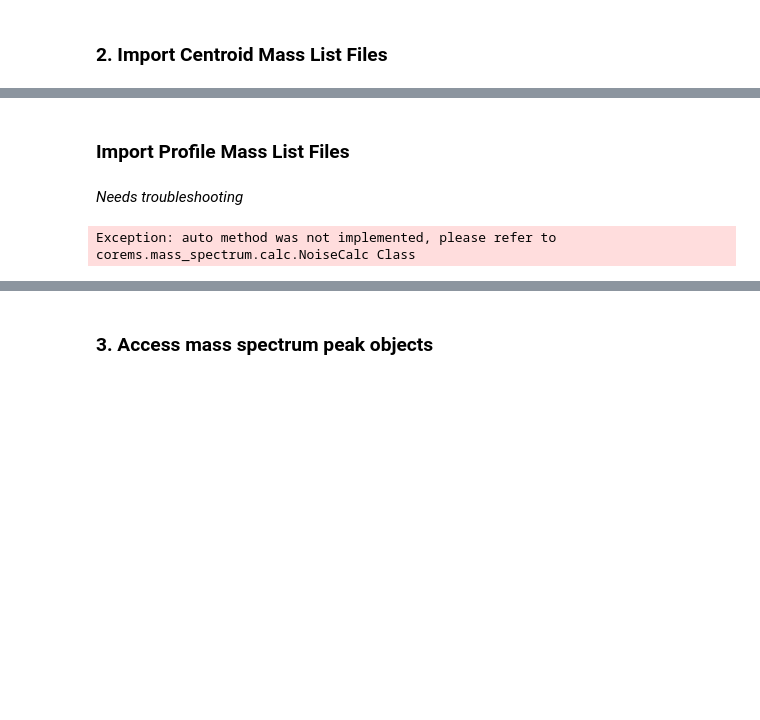
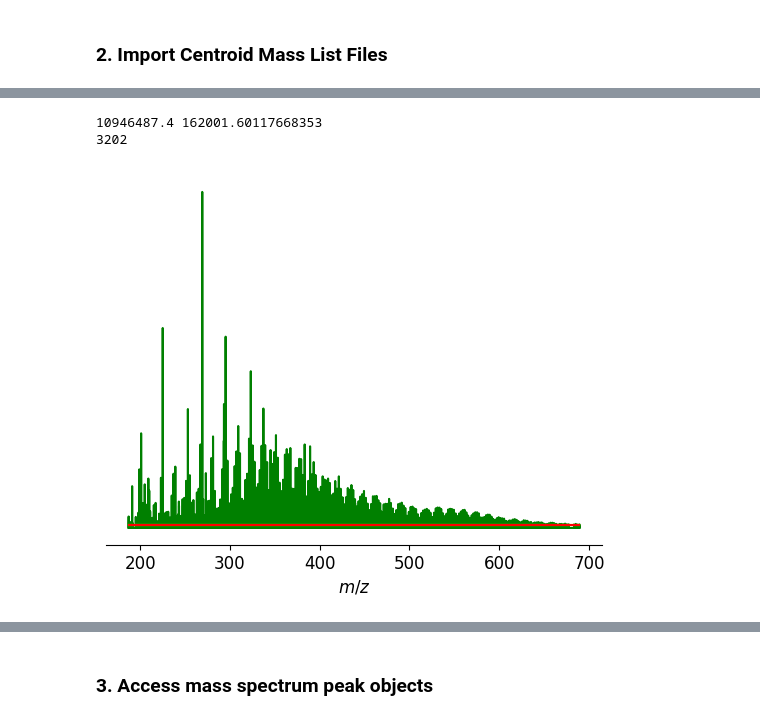
Before and after one commit to robertyoung3/CoreMS, a Jupyter notebook: notebooks/CoreMS_Tutorial.ipynb, the cells around one changed output, grey strips where cells are left out. Cells and saved outputs as stored; diff of their text form; code cells hidden in the pictures; blank space fills up the shorter version.

```diff
--- a/notebooks/CoreMS_Tutorial.ipynb
+++ b/notebooks/CoreMS_Tutorial.ipynb
@@ -123,39 +70,34 @@ Exception: auto method was not implemented, please refer to corems.mass_spectrum
-# %% [markdown]
-### Import Profile Mass List Files
-# %% [markdown]
-_Needs troubleshooting_
-# %%
-from matplotlib import pyplot
-
-from corems.encapsulation.factory.parameters import MSParameters
-from corems.mass_spectrum.input.massList import ReadMassList
-
-file_location = data_path / "ftms" / "Thermo_Profile_MassList.txt"
-
-MSParameters.mass_spectrum.noise_threshold_method = "auto"
-MSParameters.mass_spectrum.noise_threshold_min_std = 3
-
-
-# isThermoProfile sets a exception to allow the parser of files with only two columns, i.e. m/z and abundance
-# however features that depends on s/n and or resolving power will throw a error
-def import_profile():
-    mass_list_reader = ReadMassList(
-        file_location, header_lines=7, isCentroid=False, isThermoProfile=True
-    )
-
-    polarity = +1
-
-    mass_spectrum = mass_list_reader.get_mass_spectrum(
-        polarity, auto_process=True, loadSettings=False
-    )
-
-    mass_spectrum.plot_profile_and_noise_threshold()
-
-    pyplot.show()
-
-    return mass_spectrum
-
-
-mass_spectrum = import_profile()
-# %% [output]
-Exception: auto method was not implemented, please refer to corems.mass_spectrum.calc.NoiseCalc Class
+# %%
+from matplotlib import pyplot
+
+from corems.encapsulation.factory.parameters import MSParameters
+from corems.mass_spectrum.input.massList import ReadMassList
+
+# Set noise threshold parameters before importing
+from corems.encapsulation.factory.parameters import MSParameters
+
+# Change from auto to relative_abundance method
+# Auto was not implemented, signal_noise is another alternative
+MSParameters.mass_spectrum.noise_threshold_method = "relative_abundance"
+MSParameters.mass_spectrum.noise_threshold_min_relative_abundance = 1
+
+def import_centroid():
+    file_location = data_path / "ftms" / "ESI_NEG_ESFA.ascii"
+
+    mass_list_reader = ReadMassList(file_location)
+    polarity = -1
+
+    mass_spectrum = mass_list_reader.get_mass_spectrum(polarity, auto_process=True)
+
+    print(mass_spectrum.baseline_noise, mass_spectrum.baseline_noise_std)
+    print(len(mass_spectrum))
+    mass_spectrum.plot_profile_and_noise_threshold()
+
+    pyplot.show()
+    return mass_spectrum
+
+mass_spectrum = import_centroid()
+# %% [output]
+10946487.4 162001.60117668353
+3202
+[figure, added]
```
Also changed, not shown: parts of 18 cells of this notebook, 1 other file.
